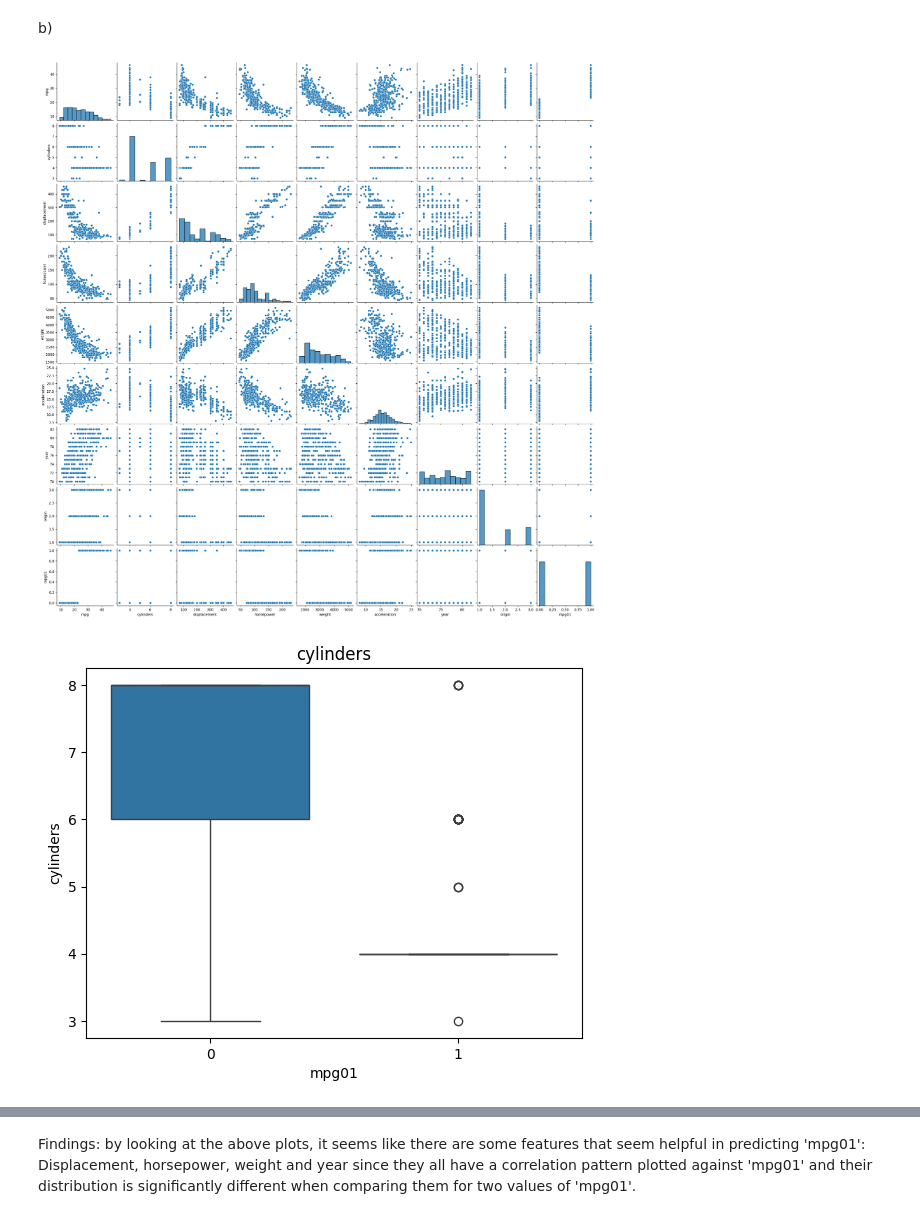
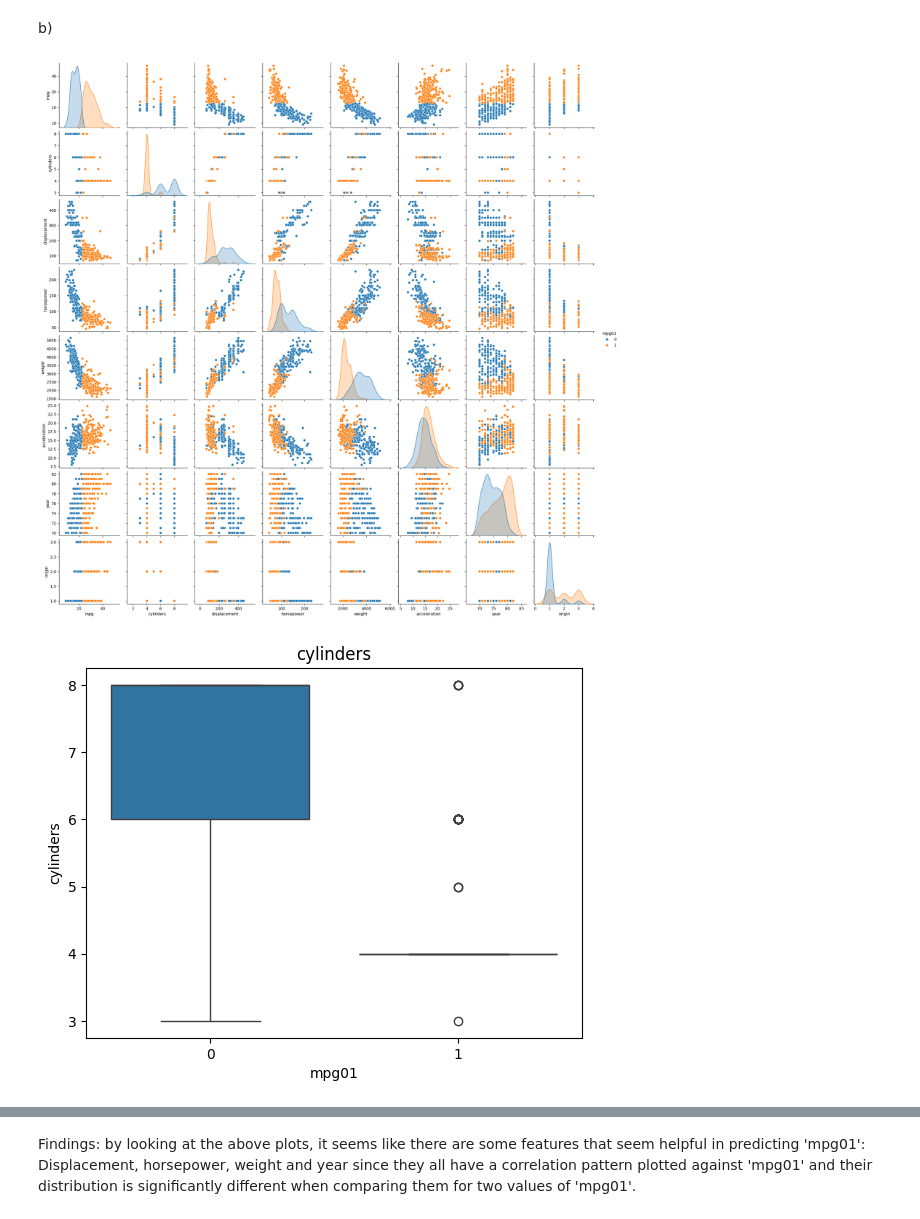
Before and after one commit to PiusCarbon/StatML, a Jupyter notebook: assignment2.ipynb, the cells around one changed output, grey strips where cells are left out. Drawn from its saved outputs; the diff is of its cells as text; code cells hidden in the pictures.

```diff
--- a/assignment2.ipynb
+++ b/assignment2.ipynb
@@ -370,17 +331,17 @@ auto.head()
 # %% [markdown]
 b)
 # %%
-sns.pairplot(auto)
+sns.pairplot(auto, hue='mpg01')
 plt.show()
 
 predictors = ['cylinders', 'displacement', 'horsepower', 'weight', 'acceleration', 'year', 'origin']
 
 for p in predictors:
     sns.boxplot(x='mpg01', y=p, data=auto)
     plt.title(p)
     plt.show()
 # %% [output]
-[figure, old version]
+[figure, new version]
 [figure]
 [figure]
 [figure]
```
Also changed, not shown: parts of 17 cells of this notebook.
